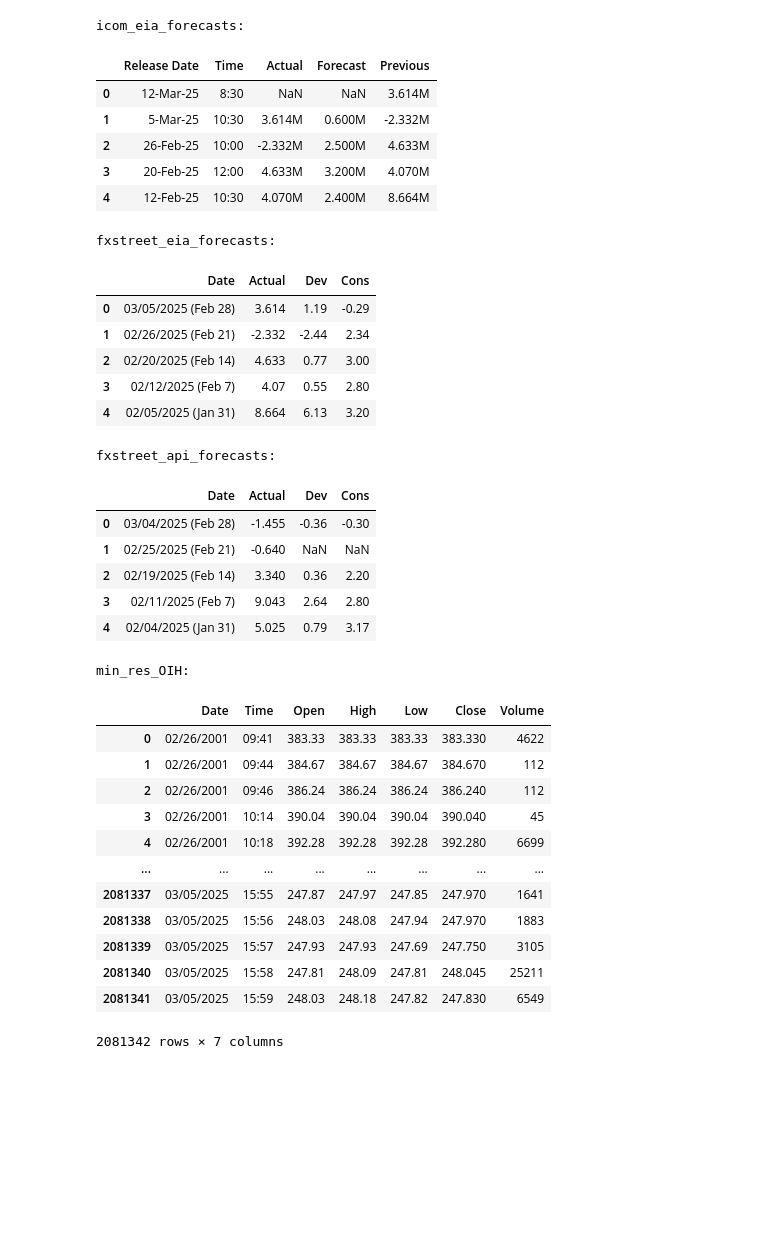
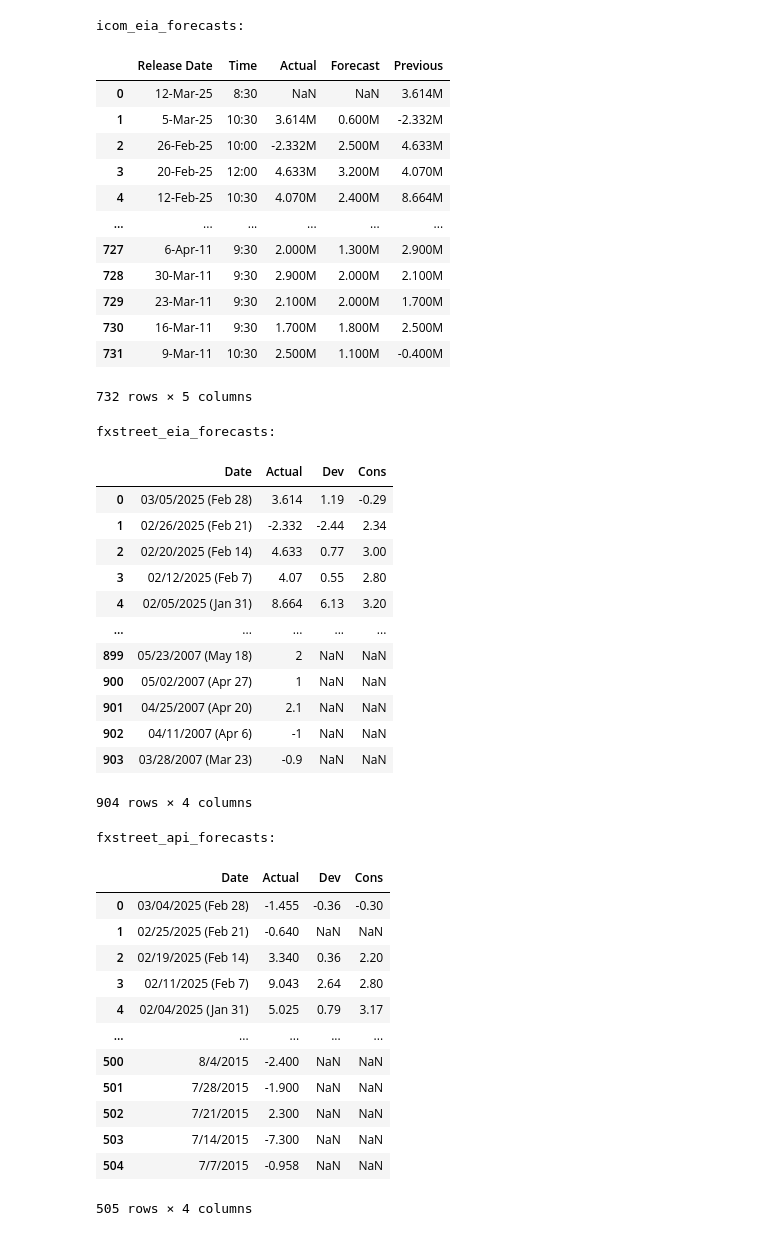
Before and after one commit to Sun-G0D/EIASupplySurprise, a Jupyter notebook: project.ipynb, the cells around one changed output. Drawn from its saved outputs; the diff is of its cells as text; code cells hidden in the pictures; blank space fills up the shorter version.

```diff
--- a/project.ipynb
+++ b/project.ipynb
@@ -4,50 +4,71 @@ import datetime
 
 '''
 min_res_WTI = pd.read_csv('data/minResWTI.csv')
 print("min_res_WTI:")
 display(min_res_WTI.head())
 #display(min_res_WTI.tail())
 '''
 
 '''
 day_res_WTI = pd.read_csv('data/dailyResWTI.csv')
 print("day_res_WTI:")
 display(day_res_WTI.head())
 #display(day_res_WTI.tail())
 '''
 
 icom_eia_forecasts = pd.read_csv('data/InvestingcomEIA.csv')
 print("icom_eia_forecasts:")
-display(icom_eia_forecasts.head())
+display(icom_eia_forecasts)
 
 fxstreet_eia_forecasts = pd.read_csv('data/FXStreetEIA.csv')
 print("fxstreet_eia_forecasts:")
-display(fxstreet_eia_forecasts.head())
+display(fxstreet_eia_forecasts)
 print("fxstreet_api_forecasts:")
 fxstreet_api_forecasts = pd.read_csv('data/FXStreetAPI.csv')
-display(fxstreet_api_forecasts.head())
+display(fxstreet_api_forecasts)
 # %% [output]
 icom_eia_forecasts:
 |  | Release Date | Time | Actual | Forecast | Previous |
 | 0 | 12-Mar-25 | 8:30 | NaN | NaN | 3.614M |
 | 1 | 5-Mar-25 | 10:30 | 3.614M | 0.600M | -2.332M |
 | 2 | 26-Feb-25 | 10:00 | -2.332M | 2.500M | 4.633M |
 | 3 | 20-Feb-25 | 12:00 | 4.633M | 3.200M | 4.070M |
 | 4 | 12-Feb-25 | 10:30 | 4.070M | 2.400M | 8.664M |
+| ... | ... | ... | ... | ... | ... |
+| 727 | 6-Apr-11 | 9:30 | 2.000M | 1.300M | 2.900M |
+| 728 | 30-Mar-11 | 9:30 | 2.900M | 2.000M | 2.100M |
+| 729 | 23-Mar-11 | 9:30 | 2.100M | 2.000M | 1.700M |
+| 730 | 16-Mar-11 | 9:30 | 1.700M | 1.800M | 2.500M |
+| 731 | 9-Mar-11 | 10:30 | 2.500M | 1.100M | -0.400M |
-fxstreet_eia_forecasts:
+732 rows × 5 columns
+fxstreet_eia_forecasts:
 |  | Date | Actual | Dev | Cons |
 | 0 | 03/05/2025 (Feb 28) | 3.614 | 1.19 | -0.29 |
 | 1 | 02/26/2025 (Feb 21) | -2.332 | -2.44 | 2.34 |
 | 2 | 02/20/2025 (Feb 14) | 4.633 | 0.77 | 3.00 |
 | 3 | 02/12/2025 (Feb 7) | 4.07 | 0.55 | 2.80 |
 | 4 | 02/05/2025 (Jan 31) | 8.664 | 6.13 | 3.20 |
+| ... | ... | ... | ... | ... |
+| 899 | 05/23/2007 (May 18) | 2 | NaN | NaN |
+| 900 | 05/02/2007 (Apr 27) | 1 | NaN | NaN |
+| 901 | 04/25/2007 (Apr 20) | 2.1 | NaN | NaN |
+| 902 | 04/11/2007 (Apr 6) | -1 | NaN | NaN |
+| 903 | 03/28/2007 (Mar 23) | -0.9 | NaN | NaN |
-fxstreet_api_forecasts:
+904 rows × 4 columns
+fxstreet_api_forecasts:
 |  | Date | Actual | Dev | Cons |
 | 0 | 03/04/2025 (Feb 28) | -1.455 | -0.36 | -0.30 |
 | 1 | 02/25/2025 (Feb 21) | -0.640 | NaN | NaN |
 | 2 | 02/19/2025 (Feb 14) | 3.340 | 0.36 | 2.20 |
 | 3 | 02/11/2025 (Feb 7) | 9.043 | 2.64 | 2.80 |
 | 4 | 02/04/2025 (Jan 31) | 5.025 | 0.79 | 3.17 |
+| ... | ... | ... | ... | ... |
+| 500 | 8/4/2015 | -2.400 | NaN | NaN |
+| 501 | 7/28/2015 | -1.900 | NaN | NaN |
+| 502 | 7/21/2015 | 2.300 | NaN | NaN |
+| 503 | 7/14/2015 | -7.300 | NaN | NaN |
+| 504 | 7/7/2015 | -0.958 | NaN | NaN |
+505 rows × 4 columns
 # %%
 import csv
 
@@ -55,26 +76,9 @@ with open('data\OIH.txt', 'r') as infile, open('data\minResOIH.csv', 'w', newlin
     reader = csv.reader(infile)
     writer = csv.writer(outfile)
 
-    writer.writerow(["Date", "Time", "Open", "High", "Low", "Close", "Volume"] ) # Write the header row to the CSV file
+    writer.writerow(["Date", "Time", "Open", "High", "Low", "Close", "Volume"])
 
     for row in reader:
         writer.writerow(row)
 
 min_res_OIH = pd.read_csv('data/minResOIH.csv')
-print("min_res_OIH:")
-display(min_res_OIH)
-# %% [output]
-min_res_OIH:
-|  | Date | Time | Open | High | Low | Close | Volume |
-| 0 | 02/26/2001 | 09:41 | 383.33 | 383.33 | 383.33 | 383.330 | 4622 |
-| 1 | 02/26/2001 | 09:44 | 384.67 | 384.67 | 384.67 | 384.670 | 112 |
-| 2 | 02/26/2001 | 09:46 | 386.24 | 386.24 | 386.24 | 386.240 | 112 |
-| 3 | 02/26/2001 | 10:14 | 390.04 | 390.04 | 390.04 | 390.040 | 45 |
-| 4 | 02/26/2001 | 10:18 | 392.28 | 392.28 | 392.28 | 392.280 | 6699 |
-| ... | ... | ... | ... | ... | ... | ... | ... |
-| 2081337 | 03/05/2025 | 15:55 | 247.87 | 247.97 | 247.85 | 247.970 | 1641 |
-| 2081338 | 03/05/2025 | 15:56 | 248.03 | 248.08 | 247.94 | 247.970 | 1883 |
-| 2081339 | 03/05/2025 | 15:57 | 247.93 | 247.93 | 247.69 | 247.750 | 3105 |
-| 2081340 | 03/05/2025 | 15:58 | 247.81 | 248.09 | 247.81 | 248.045 | 25211 |
-| 2081341 | 03/05/2025 | 15:59 | 248.03 | 248.18 | 247.82 | 247.830 | 6549 |
-2081342 rows × 7 columns
```
Also changed, not shown: parts of 6 cells of this notebook.
